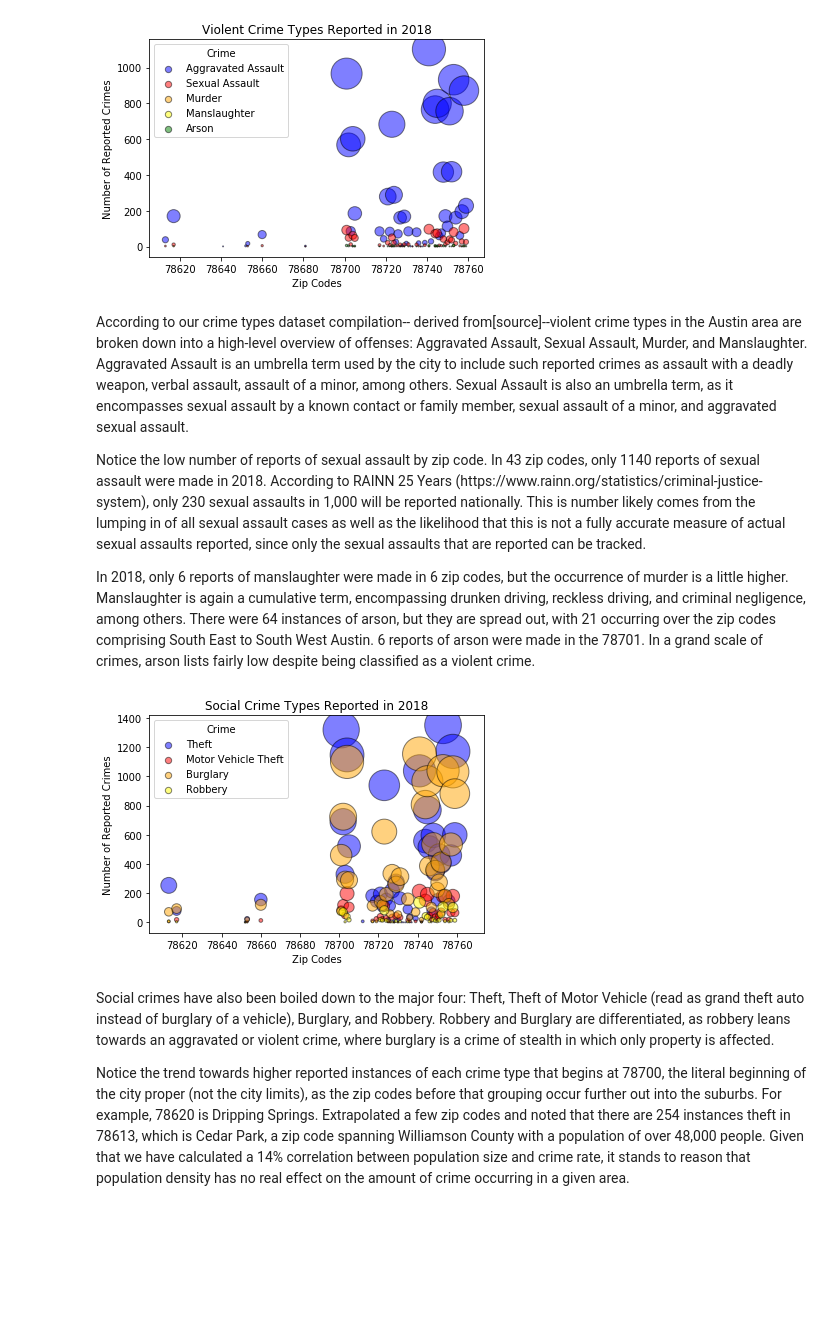
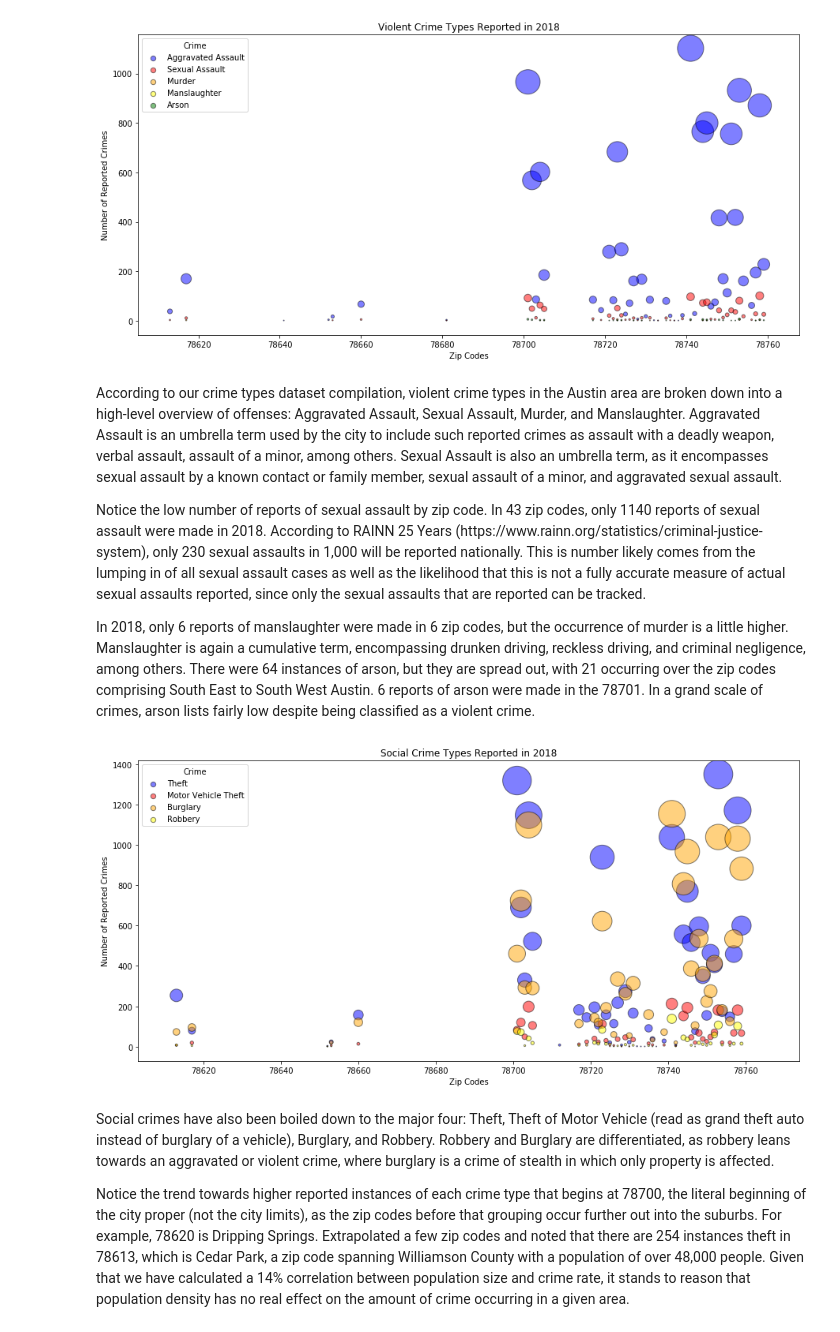
Before and after one commit to AshleyMcGee/atx_crime_analysis, a Jupyter notebook: ashley_mcgee/crime_type_by_zip_code.ipynb, the cells around one changed output. Saved outputs shown, nothing was run; the diff lists cells and outputs as text; code cells hidden in the pictures; blank space fills up the shorter version.

```diff
--- a/ashley_mcgee/crime_type_by_zip_code.ipynb
+++ b/ashley_mcgee/crime_type_by_zip_code.ipynb
@@ -66,24 +66,26 @@ manslaughter_zips = manslaughter["Zip Code"]
 # %%
 plt.scatter(agg_aslt_zips, agg_reports, facecolor='blue', edgecolor='black', alpha= 0.5, s=agg_aslt["Reports"], label="Aggravated Assault")
 plt.scatter(sex_aslt_zips, sex_assault_reports, facecolor='red', edgecolor='black', alpha= 0.5, s=sex_assault["Reports"], label="Sexual Assault")
 plt.scatter(murder_zips, murder_reports, facecolor='orange', edgecolor='black', alpha=0.5, s=murder["Reports"], label="Murder")
 plt.scatter(manslaughter_zips, manslaughter_reports, facecolor='yellow', edgecolor='black', alpha=0.5, s=manslaughter["Reports"], label="Manslaughter")
 plt.scatter(arson_zips, arson_reports, facecolor='green', edgecolor='black', alpha=0.5, s=arson["Reports"], label="Arson")
 plt.xlabel("Zip Codes")
 plt.ylabel("Number of Reported Crimes")
 plt.title("Violent Crime Types Reported in 2018")
 lgnd = plt.legend(title="Crime")
 lgnd.legendHandles[0]._sizes = [40]
 lgnd.legendHandles[1]._sizes = [40]
 lgnd.legendHandles[2]._sizes = [40]
 lgnd.legendHandles[3]._sizes = [40]
 lgnd.legendHandles[4]._sizes = [40]
+fig = plt.gcf()
+fig.set_size_inches(15,7)
 plt.savefig("violent_crimes.png")
 plt.show()
 # %% [output]
-[figure, old version]
+[figure, new version]
 # %% [markdown]
-<p>According to our crime types dataset compilation-- derived from[source]--violent crime types in the Austin area are broken down into a high-level overview of offenses: Aggravated Assault, Sexual Assault, Murder, and Manslaughter. Aggravated Assault is an umbrella term used by the city to include such reported crimes as assault with a deadly weapon, verbal assault, assault of a minor, among others. Sexual Assault is also an umbrella term, as it encompasses sexual assault by a known contact or family member, sexual assault of a minor, and aggravated sexual assault.</p>
+<p>According to our crime types dataset compilation, violent crime types in the Austin area are broken down into a high-level overview of offenses: Aggravated Assault, Sexual Assault, Murder, and Manslaughter. Aggravated Assault is an umbrella term used by the city to include such reported crimes as assault with a deadly weapon, verbal assault, assault of a minor, among others. Sexual Assault is also an umbrella term, as it encompasses sexual assault by a known contact or family member, sexual assault of a minor, and aggravated sexual assault.</p>
 
 <p>Notice the low number of reports of sexual assault by zip code. In 43 zip codes, only 1140 reports of sexual assault were made in 2018. According to RAINN 25 Years (https://www.rainn.org/statistics/criminal-justice-system), only 230 sexual assaults in 1,000 will be reported nationally. This is number likely comes from the lumping in of all sexual assault cases as well as the likelihood that this is not a fully accurate measure of actual sexual assaults reported, since only the sexual assaults that are reported can be tracked.</p>
 
@@ -101,10 +103,12 @@ lgnd.legendHandles[0]._sizes = [40]
 lgnd.legendHandles[1]._sizes = [40]
 lgnd.legendHandles[2]._sizes = [40]
 lgnd.legendHandles[3]._sizes = [40]
+fig = plt.gcf()
+fig.set_size_inches(15,7)
 plt.savefig("nonviolent_crimes.png")
 plt.show()
 # %% [output]
-[figure, old version]
+[figure, new version]
 # %% [markdown]
 <p>Social crimes have also been boiled down to the major four: Theft, Theft of Motor Vehicle (read as grand theft auto instead of burglary of a vehicle), Burglary, and Robbery. Robbery and Burglary are differentiated, as robbery leans towards an aggravated or violent crime, where burglary is a crime of stealth in which only property is affected.</p>
 
```
Also changed, not shown: 3 other files.
